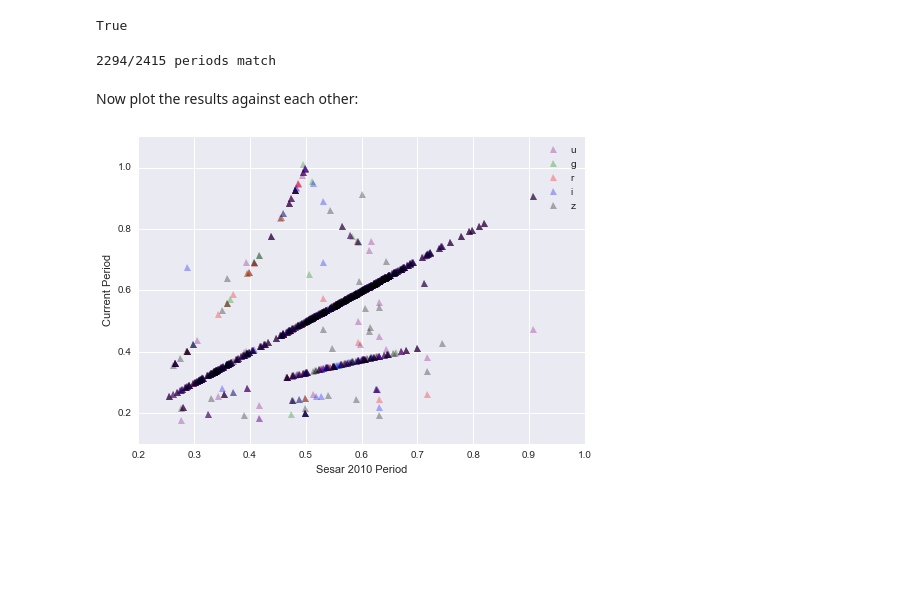
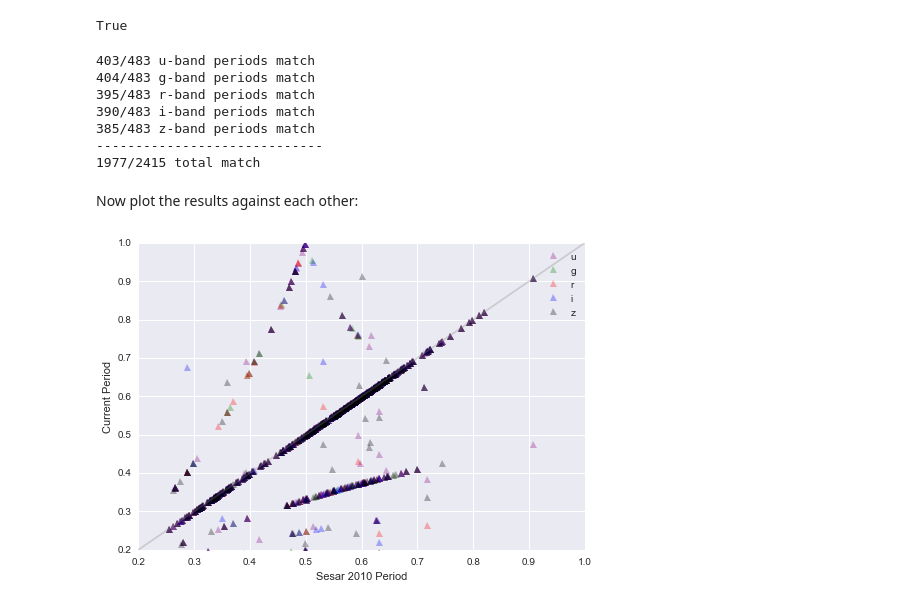
Before and after one commit to jakevdp/multiband_LS, a Jupyter notebook: ComparePeriods.ipynb, the cells around one changed output. Drawn from its saved outputs; the diff is of its cells as text; code cells hidden in the pictures; blank space fills up the shorter version.

Commit message:
update compare periods notebook

```diff
--- a/ComparePeriods.ipynb
+++ b/ComparePeriods.ipynb
@@ -51,21 +51,37 @@ np.all(derived_periods[:, 0] == data['id'])
 # %% [output]
 True
 # %%
-comparison = (derived_periods[:, 1:].T - data['P']) < 0.01
-print('{0}/{1} periods match'.format(np.sum(comparison), comparison.size))
+matches = (abs(derived_periods[:, 1:].T - data['P']) < 0.01)
+
+for i, filt in enumerate('ugriz'):
+    print('{0}/{1} {2}-band periods match'.format(np.sum(matches[i]), matches[i].size, filt))
+print('-----------------------------')
+print('{0}/{1} total match'.format(np.sum(matches), matches.size))
 # %% [output]
-2294/2415 periods match
+403/483 u-band periods match
+404/483 g-band periods match
+395/483 r-band periods match
+390/483 i-band periods match
+385/483 z-band periods match
+-----------------------------
+1977/2415 total match
 # %% [markdown]
 Now plot the results against each other:
 # %%
 colors = ['purple', 'green', 'red', 'blue', 'black']
 filters = 'ugriz'
 
 for i, (filt, color) in enumerate(zip(filters, colors)):
     plt.plot(data['P'], derived_periods[:, i + 1], '^',
              c=color, label=filt, alpha=0.3)
+
+P = np.linspace(0.2, 1.0)
+plt.plot(P, P, '-', c='gray', alpha=0.3)
+plt.xlim(0.2, 1.0)
+plt.ylim(0.2, 1.0)
+
 plt.legend()
 plt.xlabel("Sesar 2010 Period")
 plt.ylabel("Current Period");
 # %% [output]
-[figure, old version]
+[figure, new version]
```
